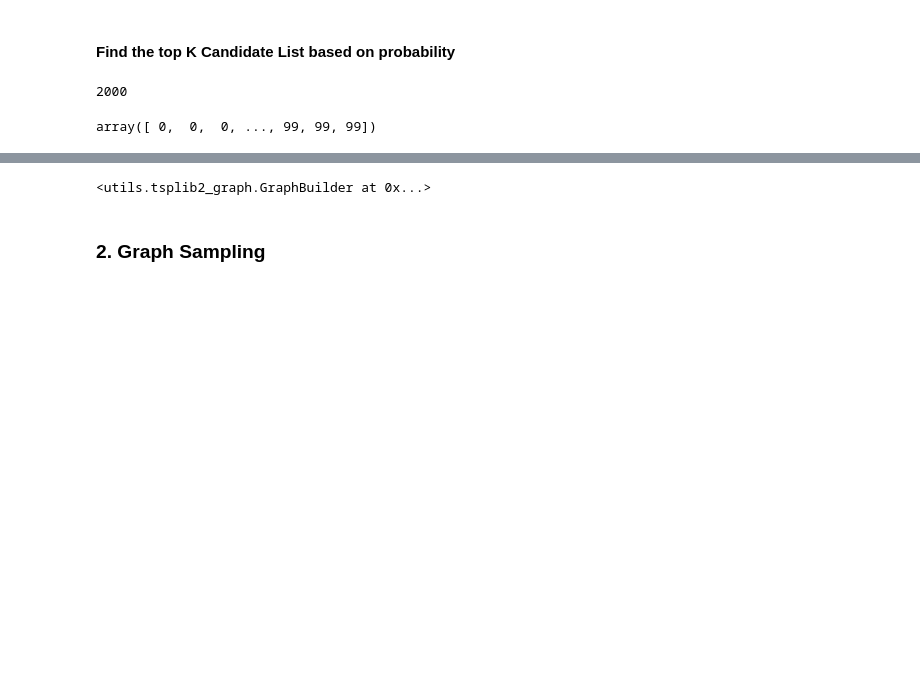
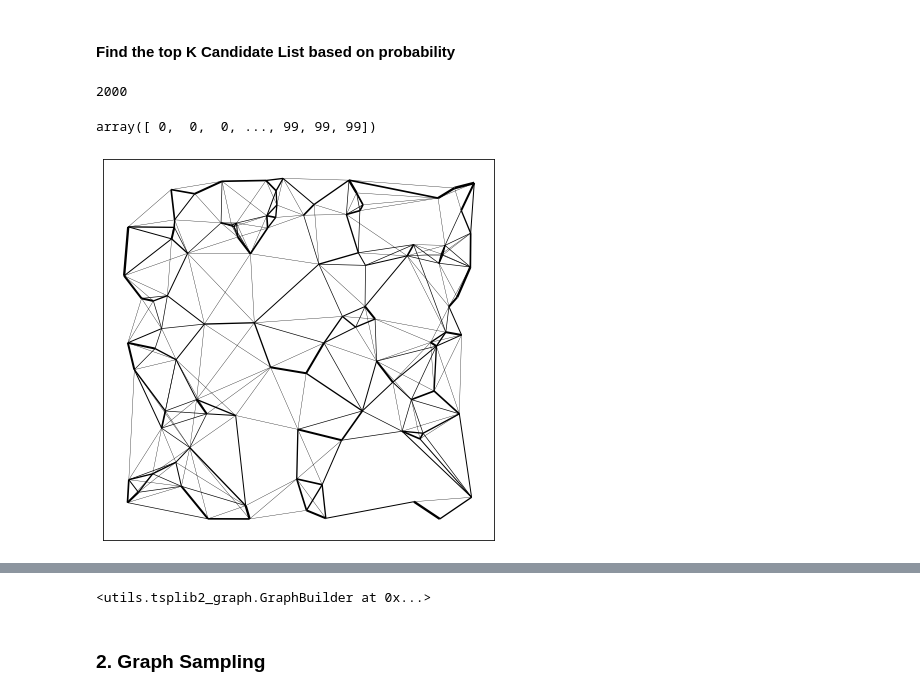
Before and after one commit to ViniciusBloise/Spider-scnu-TSP, a Jupyter notebook: Att-GraphConvNet/play_gnrlz.ipynb, the cells around one changed output, grey strips where cells are left out. Saved outputs shown, nothing was run; the diff lists cells and outputs as text; code cells hidden in the pictures; blank space fills up the shorter version.

Commit message:
Generate heatmap graph

```diff
--- a/Att-GraphConvNet/play_gnrlz.ipynb
+++ b/Att-GraphConvNet/play_gnrlz.ipynb
@@ -381,6 +382,7 @@ topK_CL = (-prob_mtx).argsort(axis=1)[:,:K+1]
 
 max_prob = prob_mtx.max()
 topK_CL_values = prob_mtx[ np.array([[i] * (K+1) for i in range(num_nodes)]).flatten(), topK_CL.flatten()].reshape(num_nodes, K + 1)
+topK_CL_intensity = np.round(topK_CL_values * 10 / max_prob).astype(int)
 # %%
 len(topK_CL.flatten())
 len(np.array([[i] * num_nodes for i in range(K+1)]).flatten())
@@ -395,0 +414,20 @@ topK_CL_values = prob_mtx[ np.array([[i] * (K+1) for i in range(num_nodes)]).fla
+# %%
+def draw_edges(g, pos, topk_matrix, heatmap):
+    for i, row in enumerate(topk_matrix):
+        for j, item in enumerate(row):
+            if heatmap[i,j] > 0:
+                edge = (i,item); weight = heatmap[i,j]
+                #print(edge, weight)
+                g.add_edge(i,item, weight = weight/3)
+
+    options = {'node_size':8}
+    options['edge_color']='lightgray'
+    for edge in g.edges(data='weight'):
+        nx.draw_networkx_edges(g, pos, edgelist=[edge], width=edge[2])
+    #nx.draw(g, pos, **options)
+# %%
+plt.figure(figsize=(7,7))
+G_edges = G.G.copy()
+draw_edges(G_edges, coord_buff, topK_CL, topK_CL_intensity)
+# %% [output]
+[figure, added]
```
Also changed, not shown: parts of 3 cells of this notebook, 1 other file.
